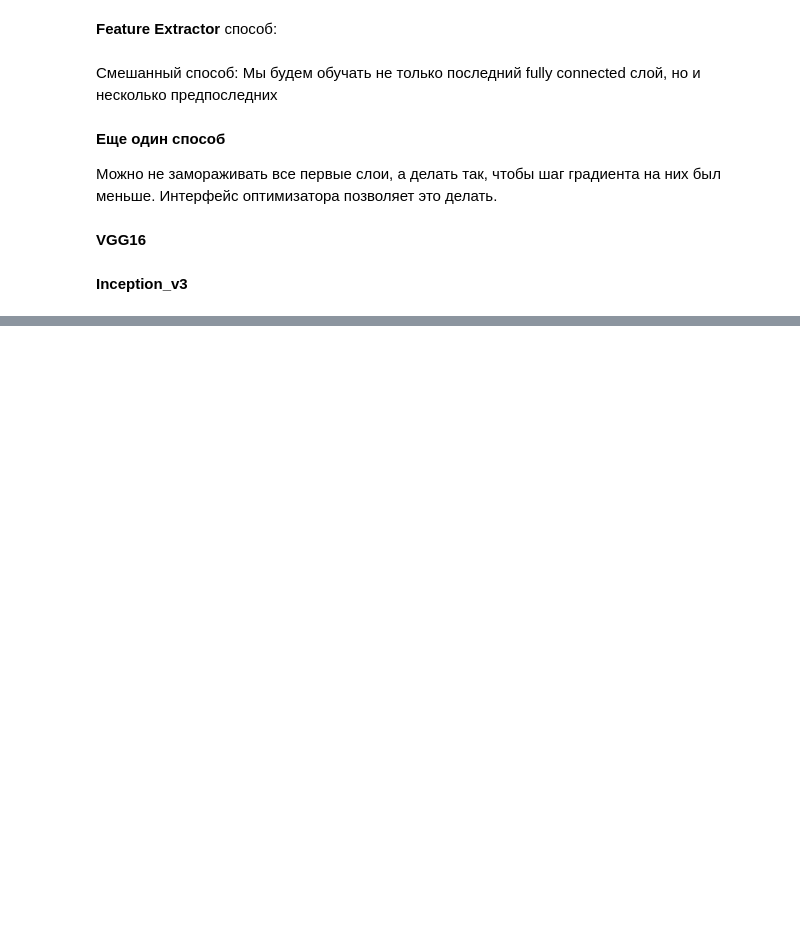
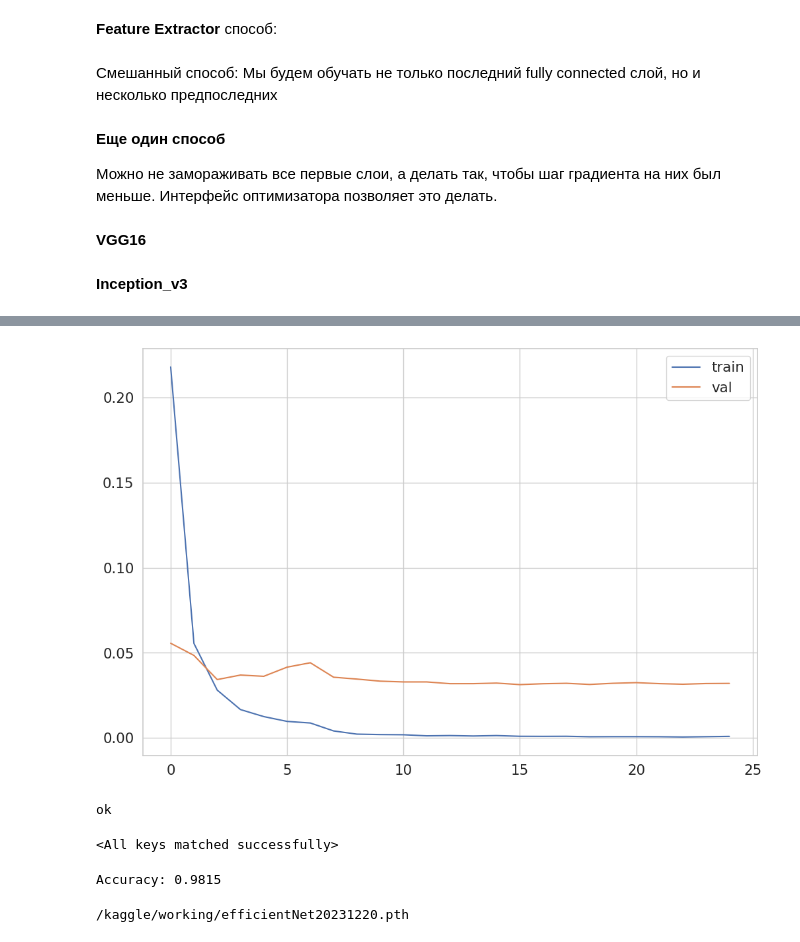
Before and after one commit to syurakshinps/MLDL, a Jupyter notebook: pinocchio.ipynb, the cells around one changed output, grey strips where cells are left out. Cells and saved outputs as stored; diff of their text form; code cells hidden in the pictures; blank space fills up the shorter version.

Commit message:
Kaggle Notebook | pinocchio | Version 27

```diff
--- a/pinocchio.ipynb
+++ b/pinocchio.ipynb
@@ -848,0 +839,26 @@ else:
+# %%
+# num_features -- это размерность вектора фич, поступающего на вход FC-слою
+# num_features = 1408 # 25088
+
+num_features = model._fc.in_features # 1408 - определится автоматом
+num_classes = 42
+model._fc = nn.Linear(num_features, num_classes)
+
+
+# Заменяем Fully-Connected слой на наш линейный классификатор
+# model.classifier = nn.Linear(num_features, num_classes)
+
+# Использовать ли GPU
+if use_gpu:
+    model = model.cuda()
+
+# В качестве cost function используем кросс-энтропию
+loss_fn = nn.CrossEntropyLoss()
+
+# Обучаем только классификатор
+optimizer = optim.Adam(model.parameters(), lr=1e-4)
+
+# Умножает learning_rate на 0.1 каждые 7 эпох (это одна из эвристик, не было на лекциях)
+exp_lr_scheduler = lr_scheduler.StepLR(optimizer, step_size=7, gamma=0.1)
+
+print("ok")
@@ -848,0 +867,4 @@ else:
+# %%
+%%time
+# model_extractor.aux_logits = False
+model, losses = train_model(model, loss_fn, optimizer, exp_lr_scheduler, num_epochs=25)
@@ -848,0 +876,45 @@ else:
+# %%
+import seaborn as sns
+
+sns.set(style="whitegrid", font_scale=1.4)
+
+# Построим график лосса при обучении и валидации
+
+#Ваш код здесь
+plt.figure(figsize=(12, 8))
+plt.plot(losses['train'], label="train")
+plt.plot(losses['val'], label="val")
+plt.legend()
+plt.show()
+# %% [output]
+[figure, added]
+# %%
+torch.save(model.state_dict(), 'efficientNet20231220.pth')
+
+print("ok")
+# %% [output]
+ok
+# %%
+model.load_state_dict(torch.load('efficientNet20231220.pth'))
+# %% [output]
+<All keys matched successfully>
+# %%
+print("Accuracy: {0:.4f}".format(evaluate(model)))
+# %% [output]
+Accuracy: 0.9815
+# %%
+import os
+from IPython.display import FileLink
+
+# Путь к файлу на вашем ноутбуке Kaggle
+file_path = 'efficientNet20231220.pth'
+
+# Проверяем, существует ли файл
+if os.path.isfile(file_path):
+    # Создаем ссылку для скачивания
+    download_link = FileLink(file_path, result_html_prefix="Click here to download: ")
+    display(download_link)
+else:
+    print("Файл не найден")
+# %% [output]
+/kaggle/working/efficientNet20231220.pth
```
Also changed, not shown: parts of 35 cells of this notebook.
